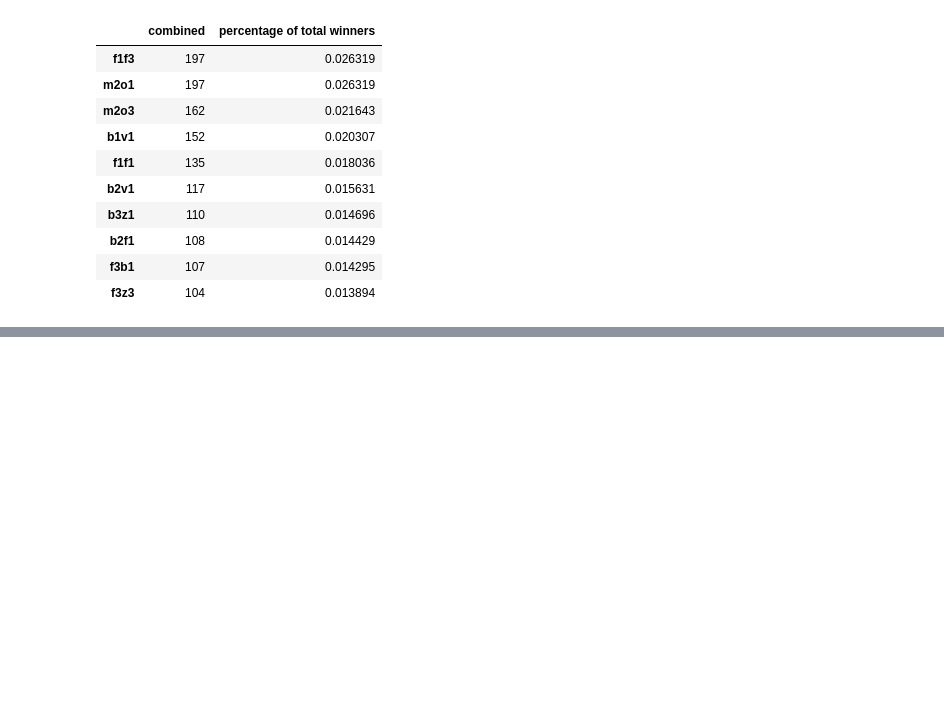
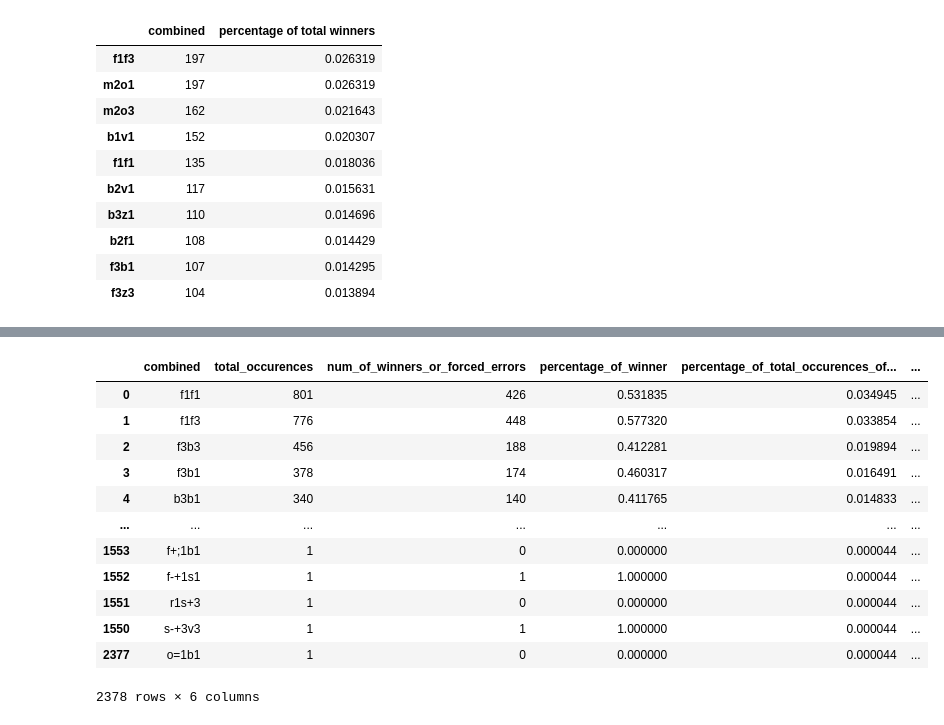
Before and after one commit to kyirong6/303, a Jupyter notebook: experiments/experiments.ipynb, the cells around one changed output, grey strips where cells are left out. Cells and saved outputs as stored; diff of their text form; code cells hidden in the pictures; blank space fills up the shorter version.

```diff
--- a/experiments/experiments.ipynb
+++ b/experiments/experiments.ipynb
@@ -531,0 +554,16 @@ stats_df.sort_values('total_occurences', ascending=False).to_csv('stats_df.csv')
+# %%
+stats_df.sort_values('percentage_of_total_occurences_of_combination', ascending=False)
+# %% [output]
+|  | combined | total_occurences | num_of_winners_or_forced_errors | percentage_of_winner | percentage_of_total_occurences_of... | ... |
+| 0 | f1f1 | 801 | 426 | 0.531835 | 0.034945 | ... |
+| 1 | f1f3 | 776 | 448 | 0.577320 | 0.033854 | ... |
+| 2 | f3b3 | 456 | 188 | 0.412281 | 0.019894 | ... |
+| 3 | f3b1 | 378 | 174 | 0.460317 | 0.016491 | ... |
+| 4 | b3b1 | 340 | 140 | 0.411765 | 0.014833 | ... |
+| ... | ... | ... | ... | ... | ... | ... |
+| 1553 | f+;1b1 | 1 | 0 | 0.000000 | 0.000044 | ... |
+| 1552 | f-+1s1 | 1 | 1 | 1.000000 | 0.000044 | ... |
+| 1551 | r1s+3 | 1 | 0 | 0.000000 | 0.000044 | ... |
+| 1550 | s-+3v3 | 1 | 1 | 1.000000 | 0.000044 | ... |
+| 2377 | o=1b1 | 1 | 0 | 0.000000 | 0.000044 | ... |
+2378 rows × 6 columns
```
Also changed, not shown: parts of 48 cells of this notebook, 1 other file.
